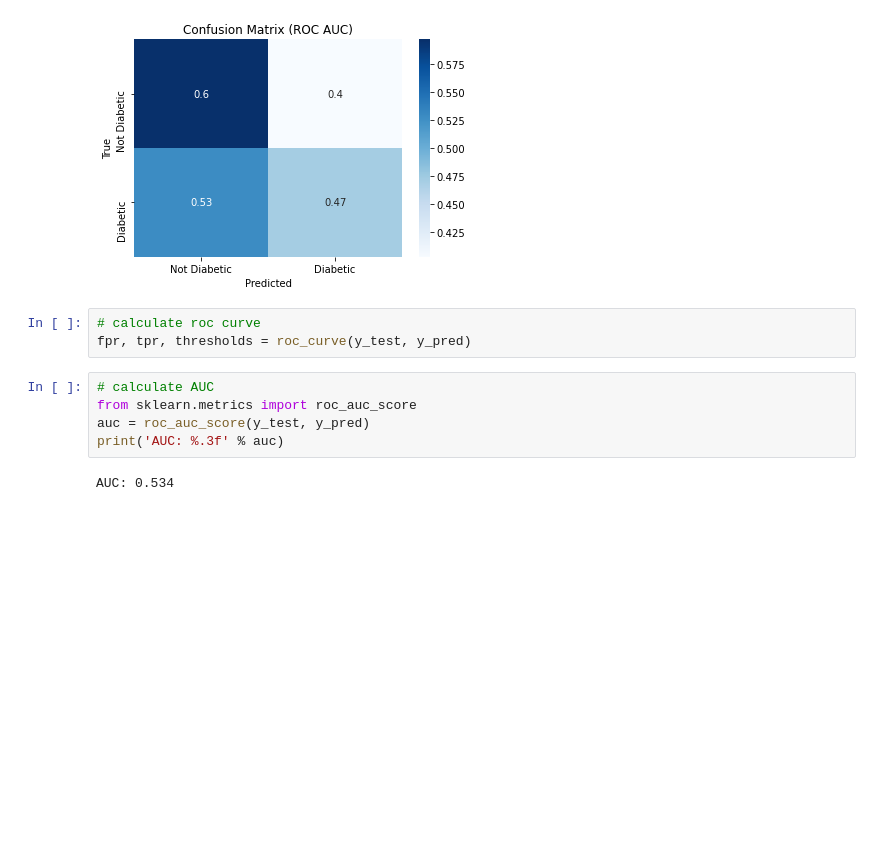
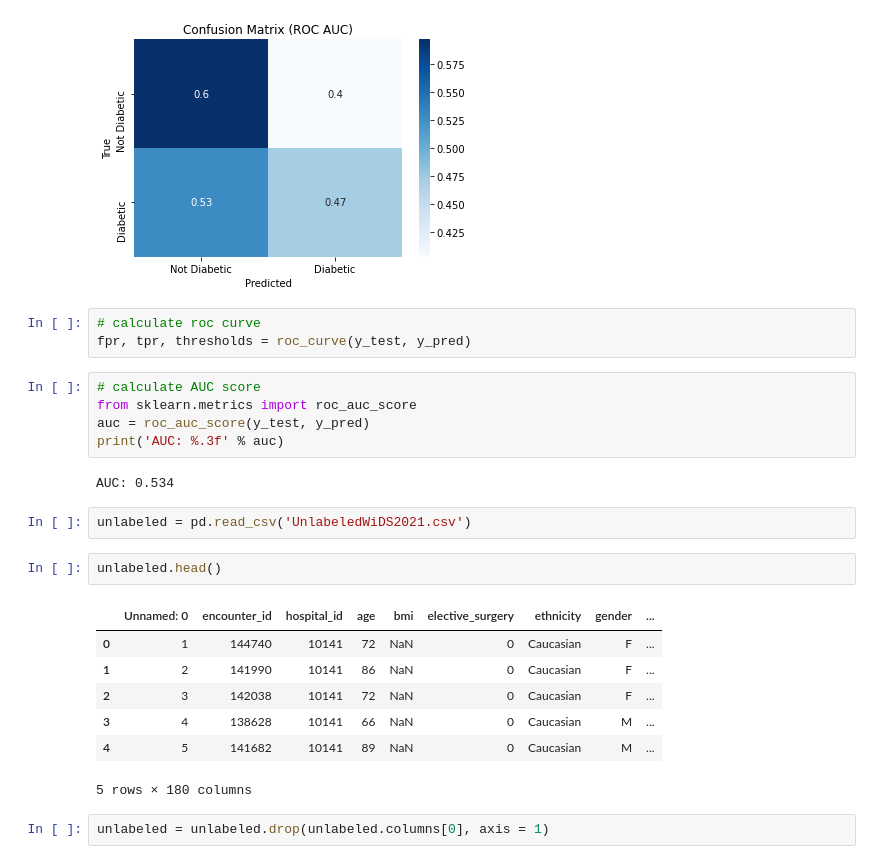
Before and after one commit to ml42322/WiDS2021, a Jupyter notebook: 16_tree_based_models.ipynb, the cells around one changed output. Cells and saved outputs as stored; diff of their text form; blank space fills up the shorter version.

```diff
--- a/16_tree_based_models.ipynb
+++ b/16_tree_based_models.ipynb
@@ -724,9 +724,23 @@ weighted avg       0.68      0.57      0.61     42952
 # calculate roc curve
 fpr, tpr, thresholds = roc_curve(y_test, y_pred)
 # %%
-# calculate AUC
+# calculate AUC score
 from sklearn.metrics import roc_auc_score
 auc = roc_auc_score(y_test, y_pred)
 print('AUC: %.3f' % auc)
 # %% [output]
 AUC: 0.534
+# %%
+unlabeled = pd.read_csv('UnlabeledWiDS2021.csv')
+# %%
+unlabeled.head()
+# %% [output]
+|  | Unnamed: 0 | encounter_id | hospital_id | age | bmi | elective_surgery | ethnicity | gender | ... |
+| 0 | 1 | 144740 | 10141 | 72 | NaN | 0 | Caucasian | F | ... |
+| 1 | 2 | 141990 | 10141 | 86 | NaN | 0 | Caucasian | F | ... |
+| 2 | 3 | 142038 | 10141 | 72 | NaN | 0 | Caucasian | F | ... |
+| 3 | 4 | 138628 | 10141 | 66 | NaN | 0 | Caucasian | M | ... |
+| 4 | 5 | 141682 | 10141 | 89 | NaN | 0 | Caucasian | M | ... |
+5 rows × 180 columns
+# %%
+unlabeled = unlabeled.drop(unlabeled.columns[0], axis = 1)
```
Also changed, not shown: parts of 49 cells of this notebook.
